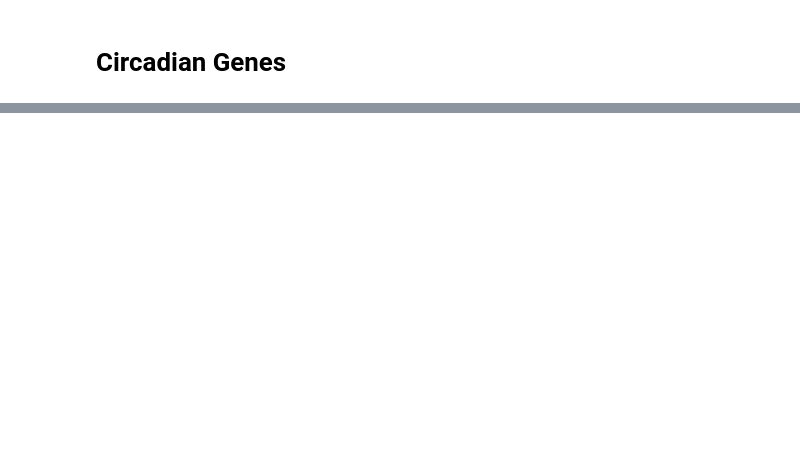
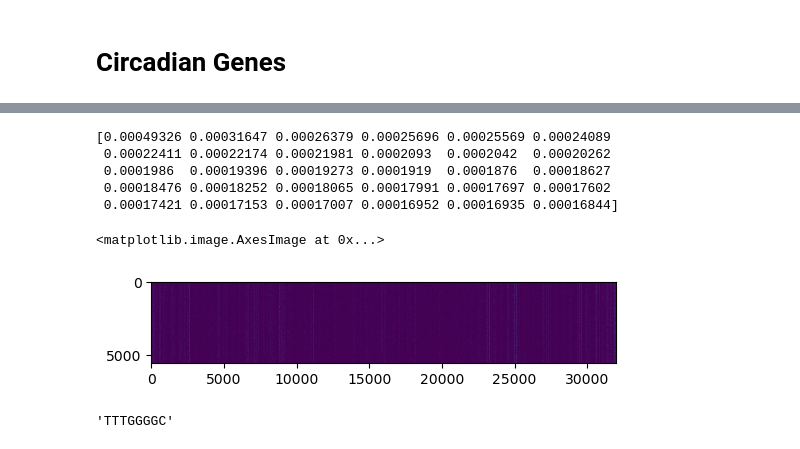
Before and after one commit to joanmanbar/CSCI5461_2023_FinalProject, a Jupyter notebook: code/CircadianPromoter2kb.ipynb, the cells around one changed output, grey strips where cells are left out. Cells and saved outputs as stored; diff of their text form; code cells hidden in the pictures; blank space fills up the shorter version.

```diff
--- a/code/CircadianPromoter2kb.ipynb
+++ b/code/CircadianPromoter2kb.ipynb
@@ -72,0 +269,11 @@ Wall time: 2.81 s
+# %%
+%%time
+
+# get the loadings of each feature on each principal component
+loadings = pca.components_
+
+# convert the loadings to a pandas dataframe
+df_loadings = pd.DataFrame(loadings.T, columns=pc_names, index=df.columns)
+
+# sort the rows (i.e., features) of the dataframe by their absolute loading value in descending order
+df_loadings = df_loadings.apply(lambda x: x.abs().sort_values(ascending=False), axis=0)
@@ -72,0 +283,12 @@ Wall time: 2.81 s
+# %%
+%%time
+
+selected_features=[]
+
+for pc in pc_names:
+    pc_column = pc # current PC
+    pc_sorted = df_loadings[pc_column].sort_values(ascending=False) # sort loadings
+    half_features = int(0.10 * len(pc_sorted.index)) # Select 10% of the features
+    features_PC = list(pc_sorted[:half_features].index)
+    selected_features.extend(features_PC)
+    # len(selected_features)
@@ -72,0 +298,30 @@ Wall time: 2.81 s
+# %%
+unique_features = np.unique(selected_features)
+n_unique_features = len(unique_features) # get number of features
+# Filtered dataset
+filtered_df = one_hot_df.loc[:, unique_features]
+# Export
+filename = '../output/FilteredFeatures_PCA_n' + str(n_unique_features) + '.csv'
+filtered_df.to_csv(filename)
+# %%
+# print the explained variance ratios for each principal component
+print(pca.explained_variance_ratio_)
+# %% [output]
+[0.00049326 0.00031647 0.00026379 0.00025696 0.00025569 0.00024089
+ 0.00022411 0.00022174 0.00021981 0.0002093  0.0002042  0.00020262
+ 0.0001986  0.00019396 0.00019273 0.0001919  0.0001876  0.00018627
+ 0.00018476 0.00018252 0.00018065 0.00017991 0.00017697 0.00017602
+ 0.00017421 0.00017153 0.00017007 0.00016952 0.00016935 0.00016844]
+# %%
+# Filtered dataset
+filtered_df = one_hot_df.loc[:, unique_features]
+# %%
+df_img = np.array(filtered_df)
+plt.imshow(df_img)
+# %% [output]
+<matplotlib.image.AxesImage at 0x...>
+[figure, added]
+# %%
+max(filtered_df)
+# %% [output]
+'TTTGGGGC'
```
Also changed, not shown: parts of 38 cells of this notebook, 12 other files.
